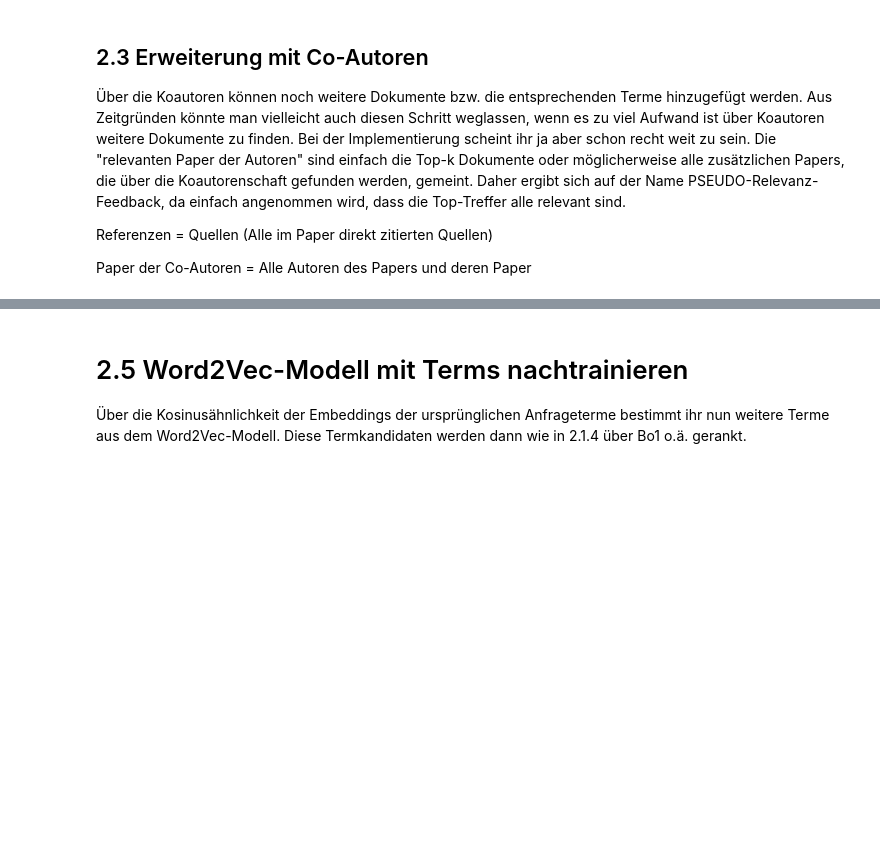
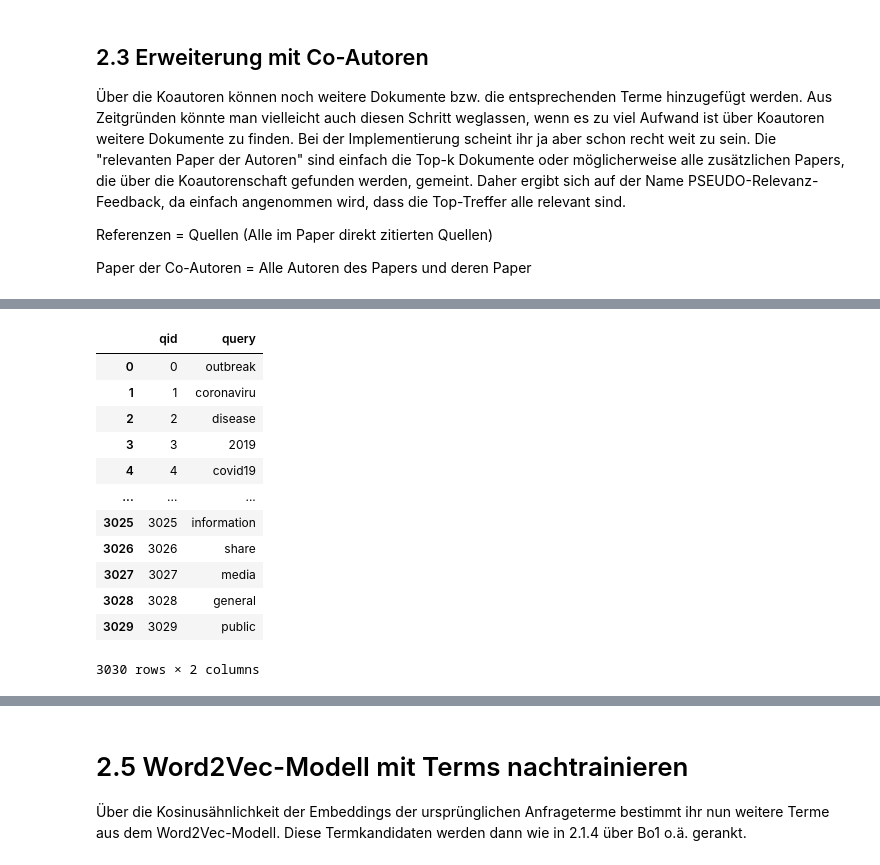
Before and after one commit to Trojan13/packgaabwir2022, a Jupyter notebook: approach.ipynb, the cells around one changed output, grey strips where cells are left out. Saved outputs shown, nothing was run; the diff lists cells and outputs as text; code cells hidden in the pictures; blank space fills up the shorter version.

Commit message:
Added new question and more stuff (finally fixed new term df creation)

```diff
--- a/approach.ipynb
+++ b/approach.ipynb
@@ -417,7 +371,7 @@ def get_references_titles_by_docno(docno,metadata,docs):
         return list(map(lambda x:x.title, paper.references))
 # %%
 for index,current_doc in top_k_docs.iterrows():
-    titles = get_references_titles_by_docno(current_doc.docno)
+    top_k_docs_references_titles = get_references_titles_by_docno(current_doc.docno)
 # %% [markdown]
 ## 2.3 Erweiterung mit Co-Autoren
 
@@ -455,3 +409,4 @@ for index,current_doc in top_k_docs.iterrows():
         current_author_relevant_papers = semantic_scholar_search_author_and_query_string([semantic_scholar_author_search_string],current_doc.query,author_relevant_paper_count)
         all_authors_relevant_papers = all_authors_relevant_papers + current_author_relevant_papers
         time.sleep(10) # Sleep to not hit API-Limit
+all_authors_relevant_papers_abstracts = list(map(lambda x:x['paperAbstract']['text'], all_authors_relevant_papers))
@@ -463,0 +443,5 @@ Ergebnis: Potentielle Kandidaten für eine Termwerweiterung
+# %%
+tokens_top_k_docs_abstracts = []
+for index,doc in top_k_docs.iterrows():
+    current_doc_abstract = metadata.loc[metadata["cord_uid"] == doc["docno"]]["abstract"].item()
+    tokens_top_k_docs_abstracts.append(current_doc_abstract)
@@ -463,0 +450,30 @@ Ergebnis: Potentielle Kandidaten für eine Termwerweiterung
+# %%
+all_terms = []
+
+for abstract in tokens_top_k_docs_abstracts:
+   all_terms = all_terms + preprocess(abstract)
+print("tokens_top_k_docs_abstracts done.")
+for title in top_k_docs_references_titles:
+   all_terms = all_terms + preprocess(title)
+print("top_k_docs_references_titles done.")
+for abstract in all_authors_relevant_papers_abstracts:
+   all_terms = all_terms + preprocess(abstract)
+print("all_authors_relevant_papers_abstracts done.")
+all_terms
+# %%
+all_terms_df = pd.DataFrame([[i,str(x)] for i,x in enumerate(all_terms)], columns=["qid", "query"])
+all_terms_df
+# %% [output]
+|  | qid | query |
+| 0 | 0 | outbreak |
+| 1 | 1 | coronaviru |
+| 2 | 2 | disease |
+| 3 | 3 | 2019 |
+| 4 | 4 | covid19 |
+| ... | ... | ... |
+| 3025 | 3025 | information |
+| 3026 | 3026 | share |
+| 3027 | 3027 | media |
+| 3028 | 3028 | general |
+| 3029 | 3029 | public |
+3030 rows × 2 columns
```
Also changed, not shown: parts of 17 cells of this notebook, 3 other files.
